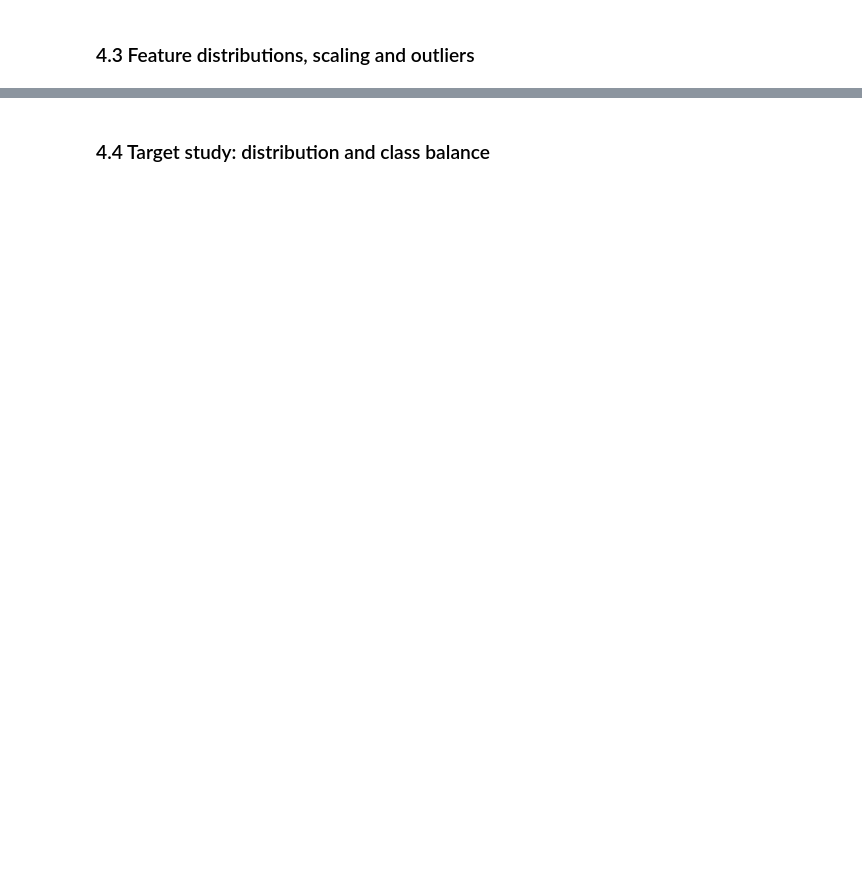
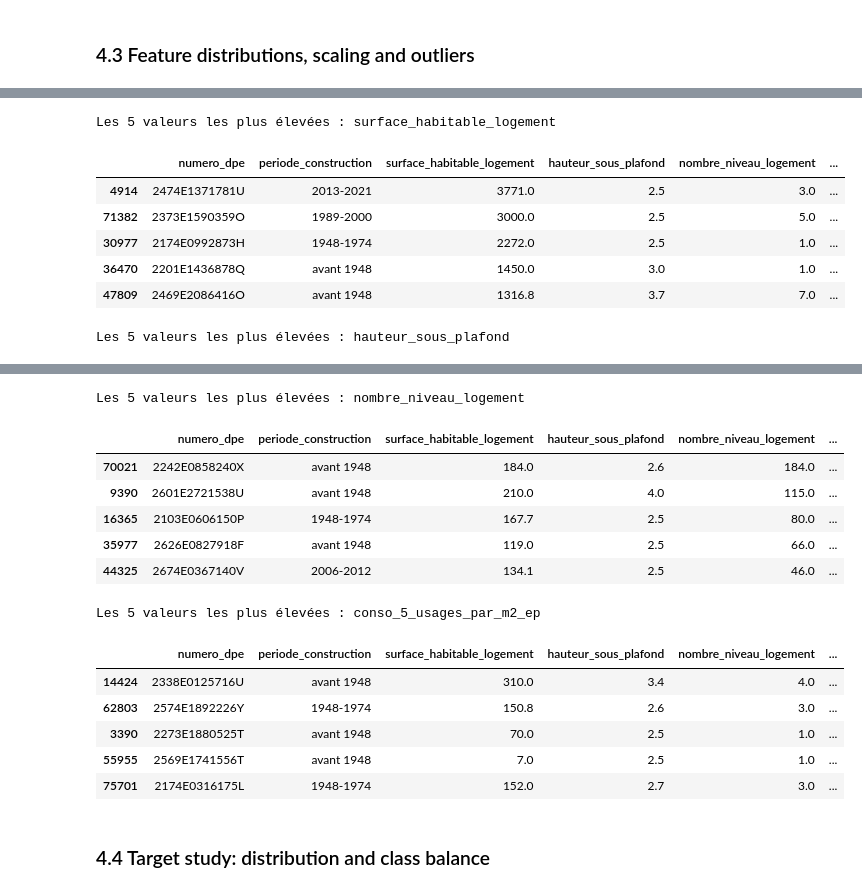
Before and after one commit to Yannisloum63/dpe-house-energy-prediction, a Jupyter notebook: notebook.ipynb, the cells around one changed output, grey strips where cells are left out. Saved outputs shown, nothing was run; the diff lists cells and outputs as text; code cells hidden in the pictures; blank space fills up the shorter version.

```diff
--- a/notebook.ipynb
+++ b/notebook.ipynb
@@ -72,0 +170,25 @@ df.describe()
+# %%
+# Examiner les valeurs extrêmes avant toute correction
+fields = [
+    "surface_habitable_logement",
+    "hauteur_sous_plafond",
+    "nombre_niveau_logement",
+    TARGET_REG,
+]
+
+columns = ["numero_dpe", "periode_construction"] + fields + [
+    TARGET_CLF, "version_dpe"
+]
+
+for field in fields:
+    print(f"\nLes 5 valeurs les plus élevées : {field}")
+    display(df.nlargest(5, field)[columns])
+# %% [output]
+Les 5 valeurs les plus élevées : surface_habitable_logement
+|  | numero_dpe | periode_construction | surface_habitable_logement | hauteur_sous_plafond | nombre_niveau_logement | ... |
+| 4914 | 2474E1371781U | 2013-2021 | 3771.0 | 2.5 | 3.0 | ... |
+| 71382 | 2373E1590359O | 1989-2000 | 3000.0 | 2.5 | 5.0 | ... |
+| 30977 | 2174E0992873H | 1948-1974 | 2272.0 | 2.5 | 1.0 | ... |
+| 36470 | 2201E1436878Q | avant 1948 | 1450.0 | 3.0 | 1.0 | ... |
+| 47809 | 2469E2086416O | avant 1948 | 1316.8 | 3.7 | 7.0 | ... |
+Les 5 valeurs les plus élevées : hauteur_sous_plafond
@@ -73,3 +201,17 @@ df.describe()
+Les 5 valeurs les plus élevées : nombre_niveau_logement
+|  | numero_dpe | periode_construction | surface_habitable_logement | hauteur_sous_plafond | nombre_niveau_logement | ... |
+| 70021 | 2242E0858240X | avant 1948 | 184.0 | 2.6 | 184.0 | ... |
+| 9390 | 2601E2721538U | avant 1948 | 210.0 | 4.0 | 115.0 | ... |
+| 16365 | 2103E0606150P | 1948-1974 | 167.7 | 2.5 | 80.0 | ... |
+| 35977 | 2626E0827918F | avant 1948 | 119.0 | 2.5 | 66.0 | ... |
+| 44325 | 2674E0367140V | 2006-2012 | 134.1 | 2.5 | 46.0 | ... |
+Les 5 valeurs les plus élevées : conso_5_usages_par_m2_ep
+|  | numero_dpe | periode_construction | surface_habitable_logement | hauteur_sous_plafond | nombre_niveau_logement | ... |
+| 14424 | 2338E0125716U | avant 1948 | 310.0 | 3.4 | 4.0 | ... |
+| 62803 | 2574E1892226Y | 1948-1974 | 150.8 | 2.6 | 3.0 | ... |
+| 3390 | 2273E1880525T | avant 1948 | 70.0 | 2.5 | 1.0 | ... |
+| 55955 | 2569E1741556T | avant 1948 | 7.0 | 2.5 | 1.0 | ... |
+| 75701 | 2174E0316175L | 1948-1974 | 152.0 | 2.7 | 3.0 | ... |
 # %% [markdown]
 ### 4.4 Target study: distribution and class balance
 # %%
```
Also changed, not shown: parts of 21 cells of this notebook.
